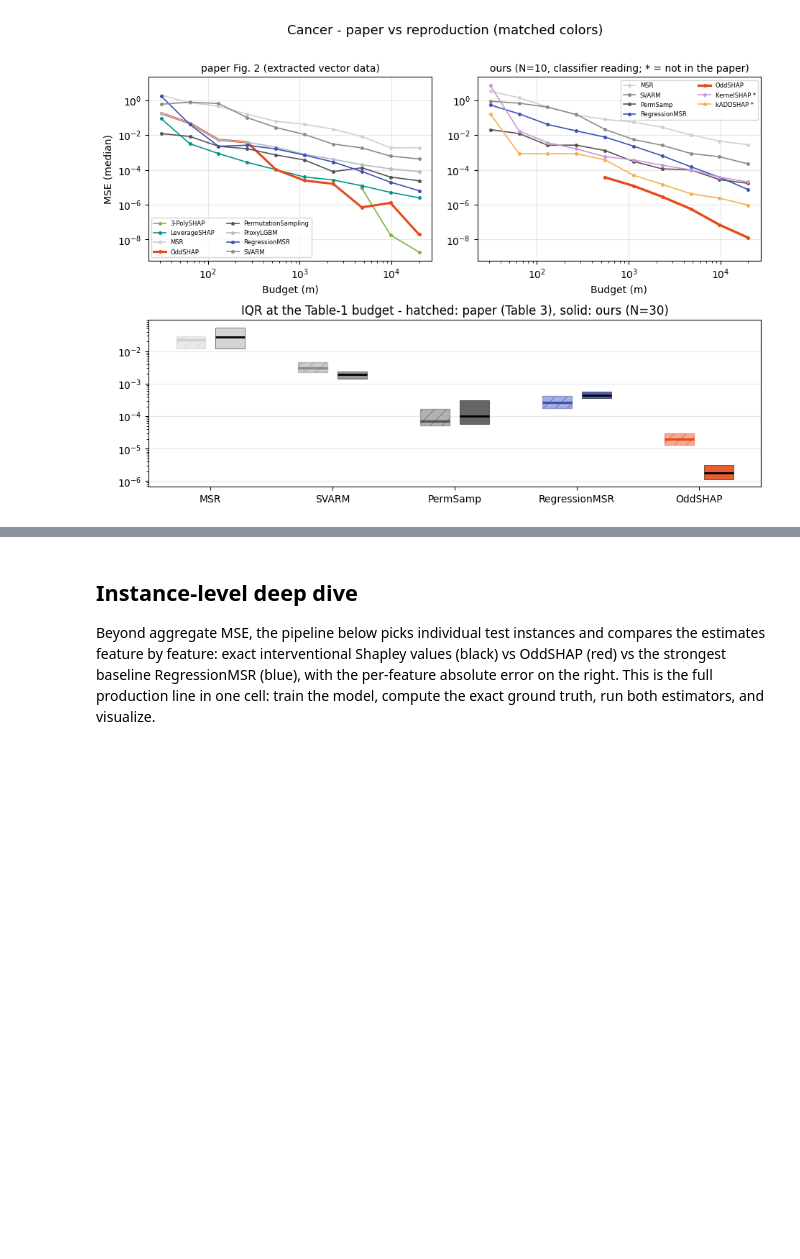
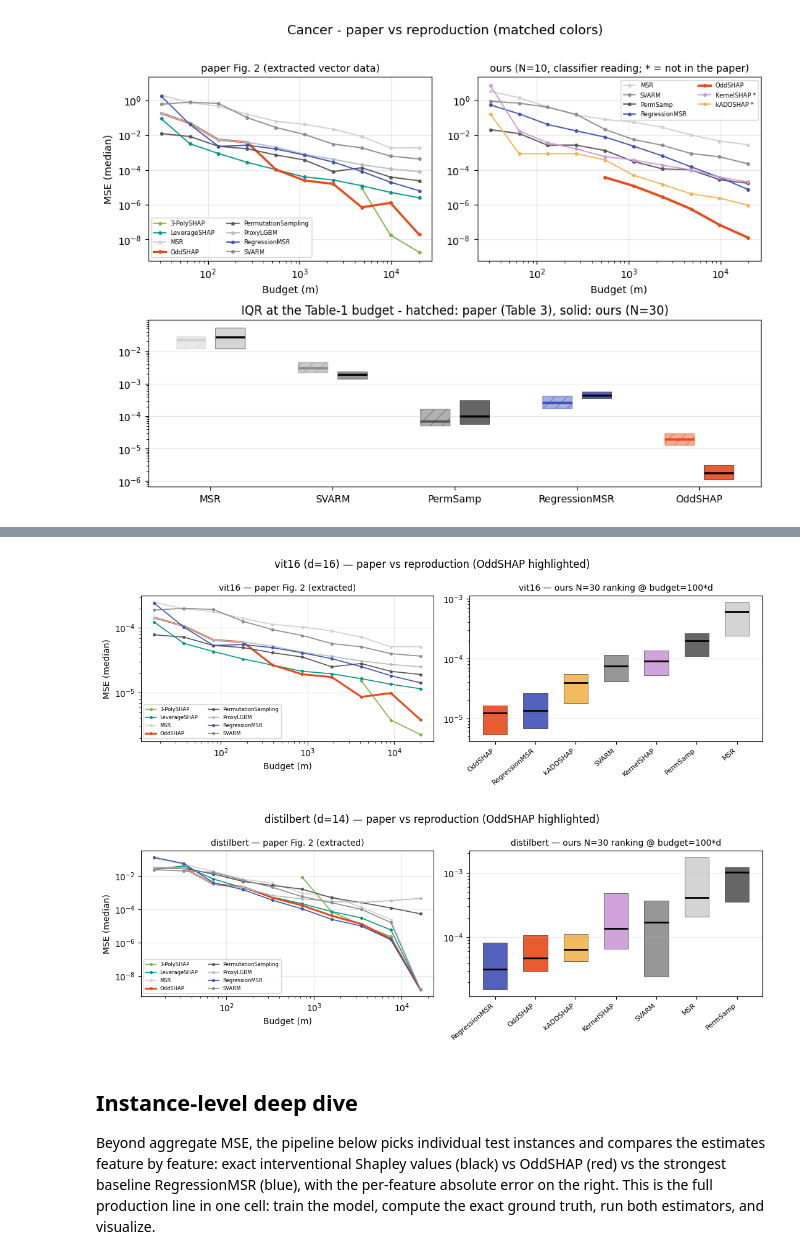
Before and after one commit to FabianK-Dev/shapiq, a Jupyter notebook: notebooks/oddshap_reproduction_and_benchmark.ipynb, the cells around one changed output, grey strips where cells are left out. Cells and saved outputs as stored; diff of their text form; code cells hidden in the pictures; blank space fills up the shorter version.

Commit message:
repro: refresh the executed notebook with the GPU value-function results

```diff
--- a/notebooks/oddshap_reproduction_and_benchmark.ipynb
+++ b/notebooks/oddshap_reproduction_and_benchmark.ipynb
@@ -406,0 +420,12 @@ plt.show()
+# %%
+for _gvf, _gd in [("vit16", 16), ("distilbert", 14)]:
+    _gcsv = _CR / f"{_gvf}_n30_exact.csv" if _gvf == "distilbert" else _CR / f"{_gvf}_n30.csv"
+    if not _gcsv.exists():
+        print(f"{_gvf}: {_gcsv.name} not present — run gpu_repro.py on the cluster first")
+        continue
+    _grows = sorted(_read(_gcsv), key=lambda r: float(r["median_mse"]))
+    print(f"\n{_gvf} (d={_gd}, exact GT, budget=100*d, N=30):")
+    for _rk, _r in enumerate(_grows, 1):
+        _tag = "   <- OddSHAP" if _r["estimator"] == "OddSHAP" else ""
+        print(f"  {_rk}. {_r['estimator']:14s} median MSE {float(_r['median_mse']):.3e}"
+              f"  [IQR {float(_r['q1']):.2e}, {float(_r['q3']):.2e}]{_tag}")
@@ -407,3 +450,40 @@ plt.show()
+# %%
+# Paper Fig-2 curve (left) vs our N=30 ranking at budget=100*d (right), per GPU VF.
+for _gvf, _gd in [("vit16", 16), ("distilbert", 14)]:
+    _gcsv = _CR / f"{_gvf}_n30_exact.csv" if _gvf == "distilbert" else _CR / f"{_gvf}_n30.csv"
+    if not _gcsv.exists():
+        continue
+    _go = {r["estimator"]: (float(r["q1"]), float(r["median_mse"]), float(r["q3"]))
+           for r in _read(_gcsv)}
+    _gp = {}
+    for _r in _read(_CR / "paper_fig2_extracted.csv"):
+        if _r["value_function"] == _gvf:
+            _gp.setdefault(_r["method"], []).append((float(_r["budget"]), float(_r["mse"])))
+    fig, (axp, axo) = plt.subplots(1, 2, figsize=(11.0, 3.9))
+    for _m, _pts in sorted(_gp.items()):
+        _pts = sorted(_pts)
+        axp.plot([q[0] for q in _pts], [q[1] for q in _pts], marker="o", ms=2.6,
+                 color=PCOL.get(_m, (0.5, 0.5, 0.5)),
+                 lw=2.2 if _m == "OddSHAP" else 1.2, label=_m)
+    axp.set_xscale("log"); axp.set_yscale("log"); axp.grid(True, alpha=0.3)
+    axp.set_title(f"{_gvf} — paper Fig. 2 (extracted)", fontsize=10)
+    axp.set_xlabel("Budget (m)"); axp.set_ylabel("MSE (median)"); axp.legend(fontsize=6, ncol=2)
+    _order = sorted(_go, key=lambda e: _go[e][1])
+    for _i, _e in enumerate(_order):
+        _q1, _md, _q3 = _go[_e]
+        axo.add_patch(plt.Rectangle((_i - 0.3, _q1), 0.6, max(_q3 - _q1, _md * 1e-3),
+                                    facecolor=OURCOL.get(_e, (0.5, 0.5, 0.5)),
+                                    alpha=0.9, edgecolor="k", lw=0.4))
+        axo.hlines(_md, _i - 0.3, _i + 0.3, color="k", lw=2.0)
+    axo.set_yscale("log"); axo.set_xticks(range(len(_order)))
+    axo.set_xticklabels(_order, rotation=40, ha="right", fontsize=8)
+    axo.set_title(f"{_gvf} — ours N=30 ranking @ budget=100*d", fontsize=10)
+    axo.grid(True, axis="y", alpha=0.3)
+    fig.suptitle(f"{_gvf} (d={_gd}) — paper vs reproduction (OddSHAP highlighted)", fontsize=12)
+    plt.tight_layout(); plt.show()
+# %% [output]
+[figure, added]
+[figure, added]
 # %% [markdown]
 ## Instance-level deep dive
 
```
Also changed, not shown: parts of 4 cells of this notebook.
